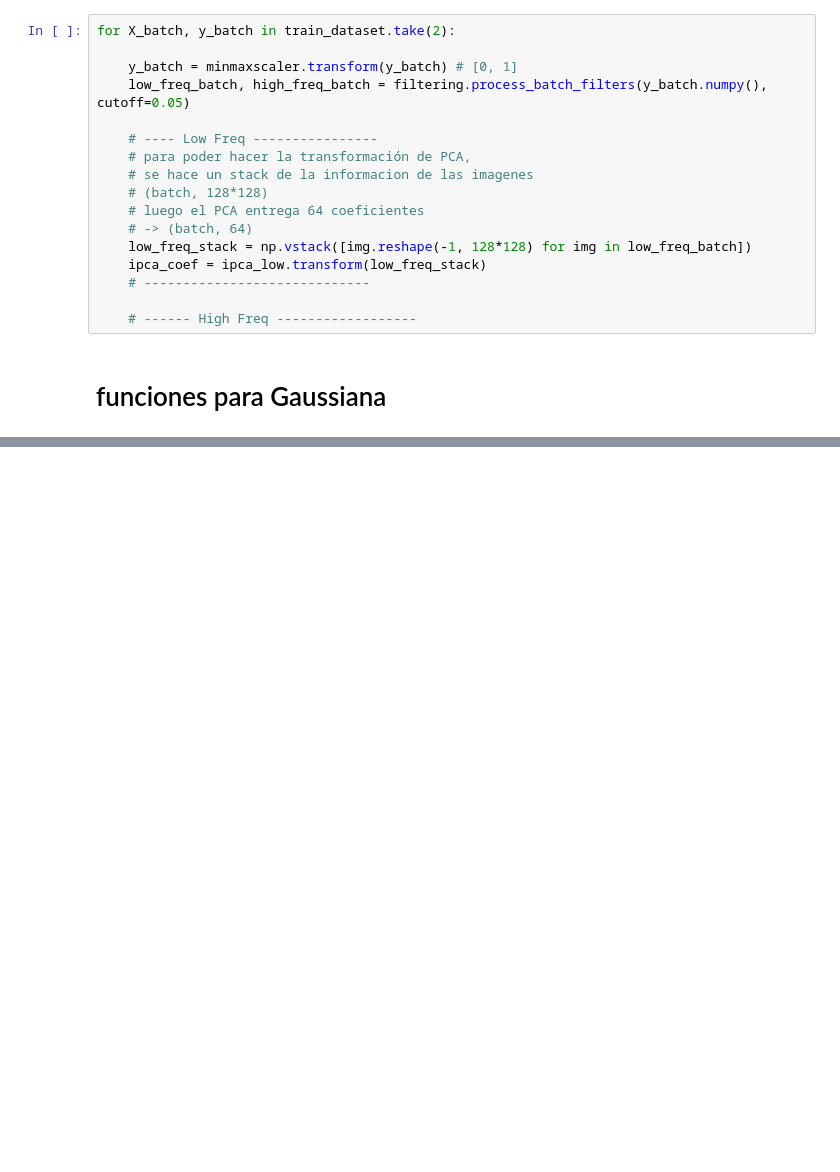
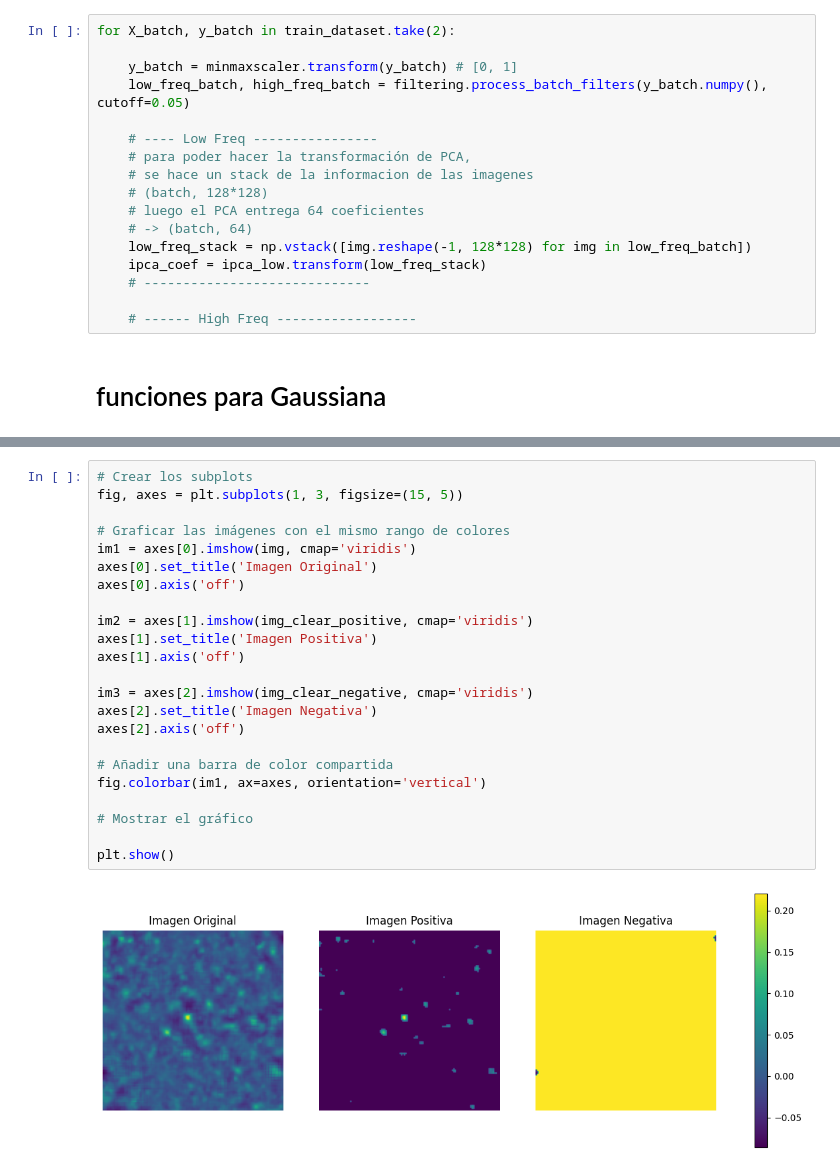
Before and after one commit to fbientrigo/grav_lensing, a Jupyter notebook: 05_parametricNet/3_GMM_basic.ipynb, the cells around one changed output, grey strips where cells are left out. Drawn from its saved outputs; the diff is of its cells as text; blank space fills up the shorter version.

```diff
--- a/05_parametricNet/3_GMM_basic.ipynb
+++ b/05_parametricNet/3_GMM_basic.ipynb
@@ -143,3 +212,28 @@ plt.imshow(img_clear)
+# %%
+# Crear los subplots
+fig, axes = plt.subplots(1, 3, figsize=(15, 5))
+
+# Graficar las imágenes con el mismo rango de colores
+im1 = axes[0].imshow(img, cmap='viridis')
+axes[0].set_title('Imagen Original')
+axes[0].axis('off')
+
+im2 = axes[1].imshow(img_clear_positive, cmap='viridis')
+axes[1].set_title('Imagen Positiva')
+axes[1].axis('off')
+
+im3 = axes[2].imshow(img_clear_negative, cmap='viridis')
+axes[2].set_title('Imagen Negativa')
+axes[2].axis('off')
+
+# Añadir una barra de color compartida
+fig.colorbar(im1, ax=axes, orientation='vertical')
+
+# Mostrar el gráfico
+
+plt.show()
+# %% [output]
+[figure, added]
 # %%
 # ----- proceso para 1 sola imagen ------
 # Generar los puntos a partir de la imagen
```
Also changed, not shown: parts of 13 cells of this notebook.
